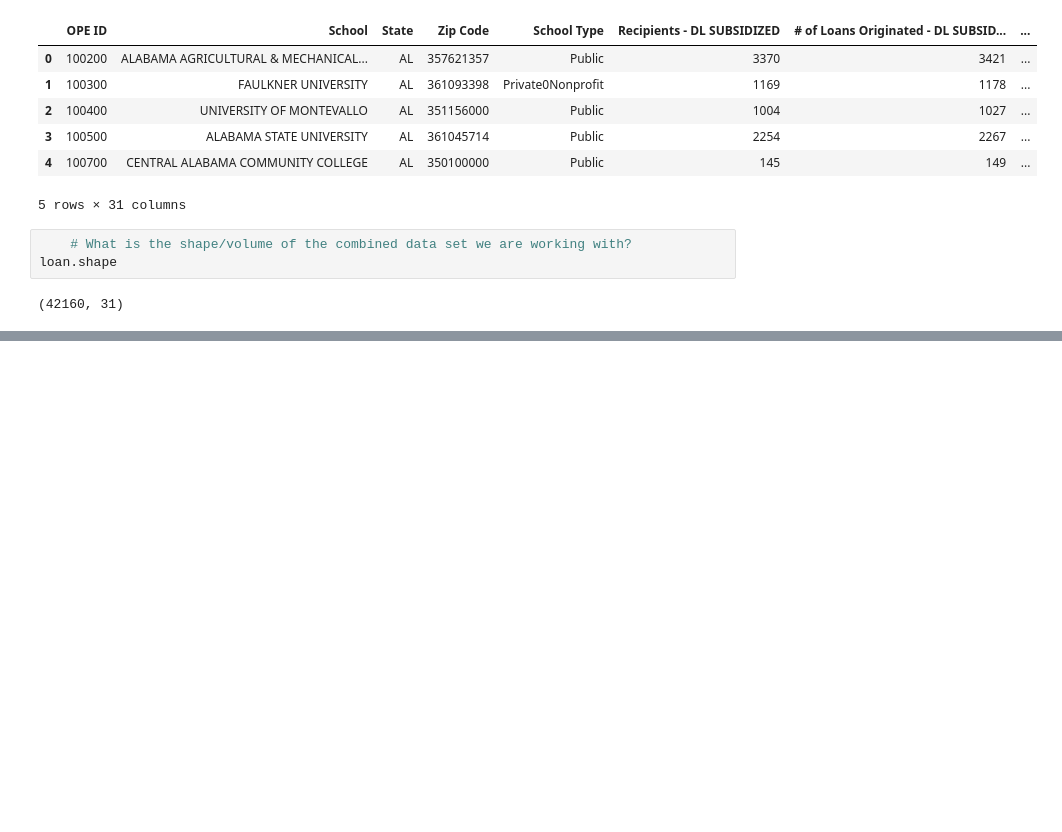
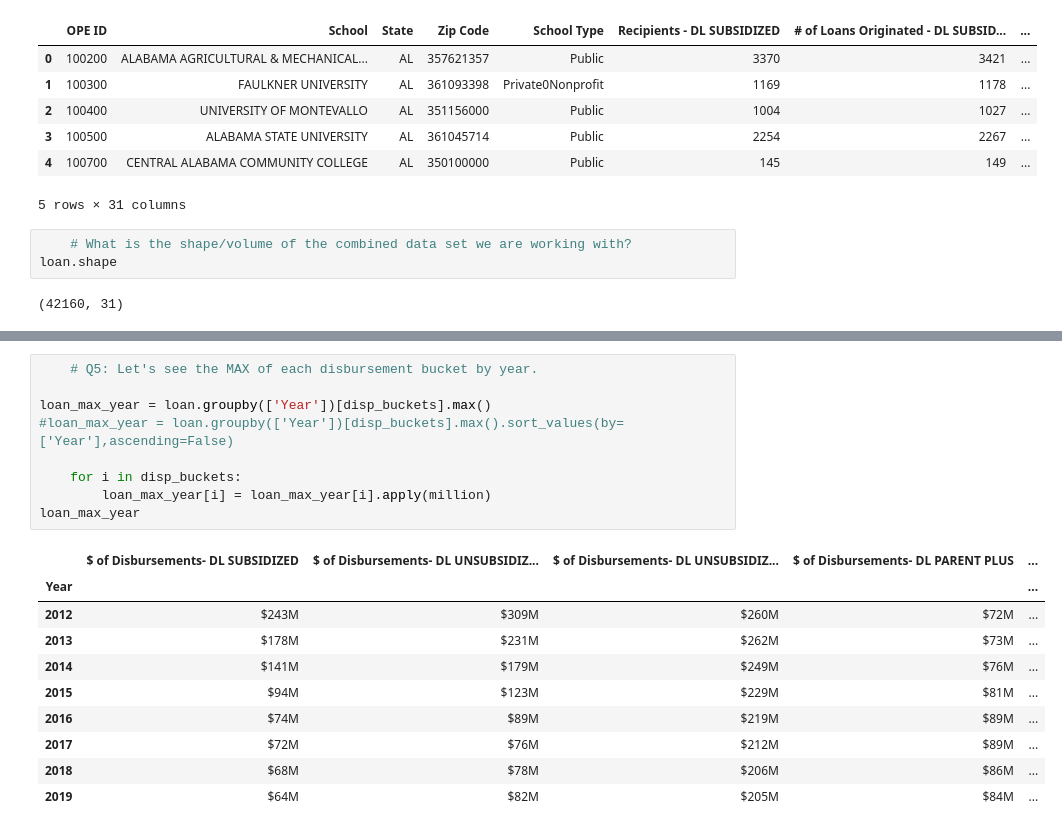
Before and after one commit to misspiggy44/DS-Project-3, a Jupyter notebook: ShobhaProject3DS.ipynb, the cells around one changed output, grey strips where cells are left out. Saved outputs shown, nothing was run; the diff lists cells and outputs as text; blank space fills up the shorter version.

```diff
--- a/ShobhaProject3DS.ipynb
+++ b/ShobhaProject3DS.ipynb
@@ -298,0 +418,20 @@ loan.groupby(['Year'])[['School', '$ of Disbursements- DL SUBSIDIZED', '$ of Dis
+# %%
+    # Q5: Let's see the MAX of each disbursement bucket by year.
+
+loan_max_year = loan.groupby(['Year'])[disp_buckets].max()
+#loan_max_year = loan.groupby(['Year'])[disp_buckets].max().sort_values(by=['Year'],ascending=False)
+
+    for i in disp_buckets:
+        loan_max_year[i] = loan_max_year[i].apply(million)
+loan_max_year
+# %% [output]
+|  | $ of Disbursements- DL SUBSIDIZED | $ of Disbursements- DL UNSUBSIDIZ... | $ of Disbursements- DL UNSUBSIDIZ... | $ of Disbursements- DL PARENT PLUS | ... |
+| Year |  |  |  |  | ... |
+| 2012 | $243M | $309M | $260M | $72M | ... |
+| 2013 | $178M | $231M | $262M | $73M | ... |
+| 2014 | $141M | $179M | $249M | $76M | ... |
+| 2015 | $94M | $123M | $229M | $81M | ... |
+| 2016 | $74M | $89M | $219M | $89M | ... |
+| 2017 | $72M | $76M | $212M | $89M | ... |
+| 2018 | $68M | $78M | $206M | $86M | ... |
+| 2019 | $64M | $82M | $205M | $84M | ... |
```
Also changed, not shown: parts of 38 cells of this notebook.
